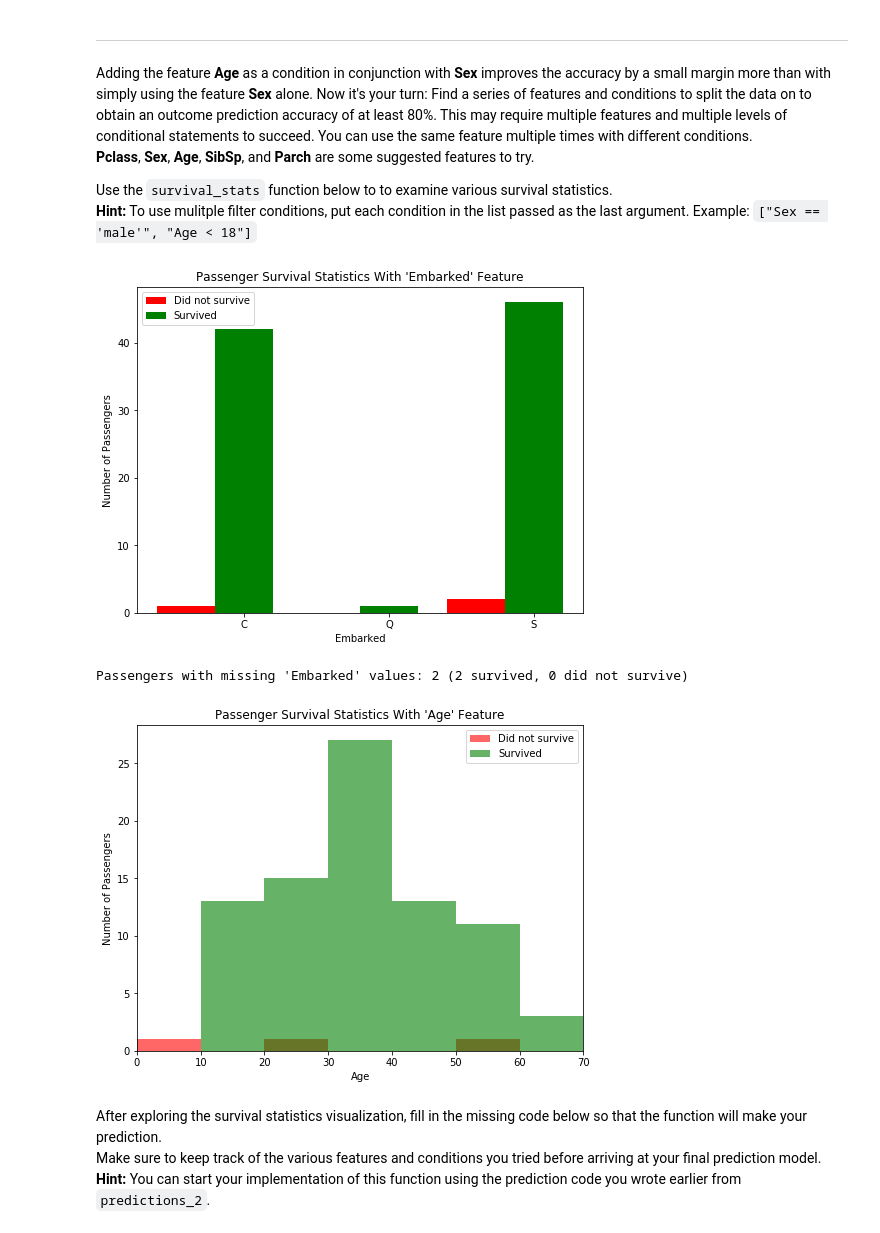
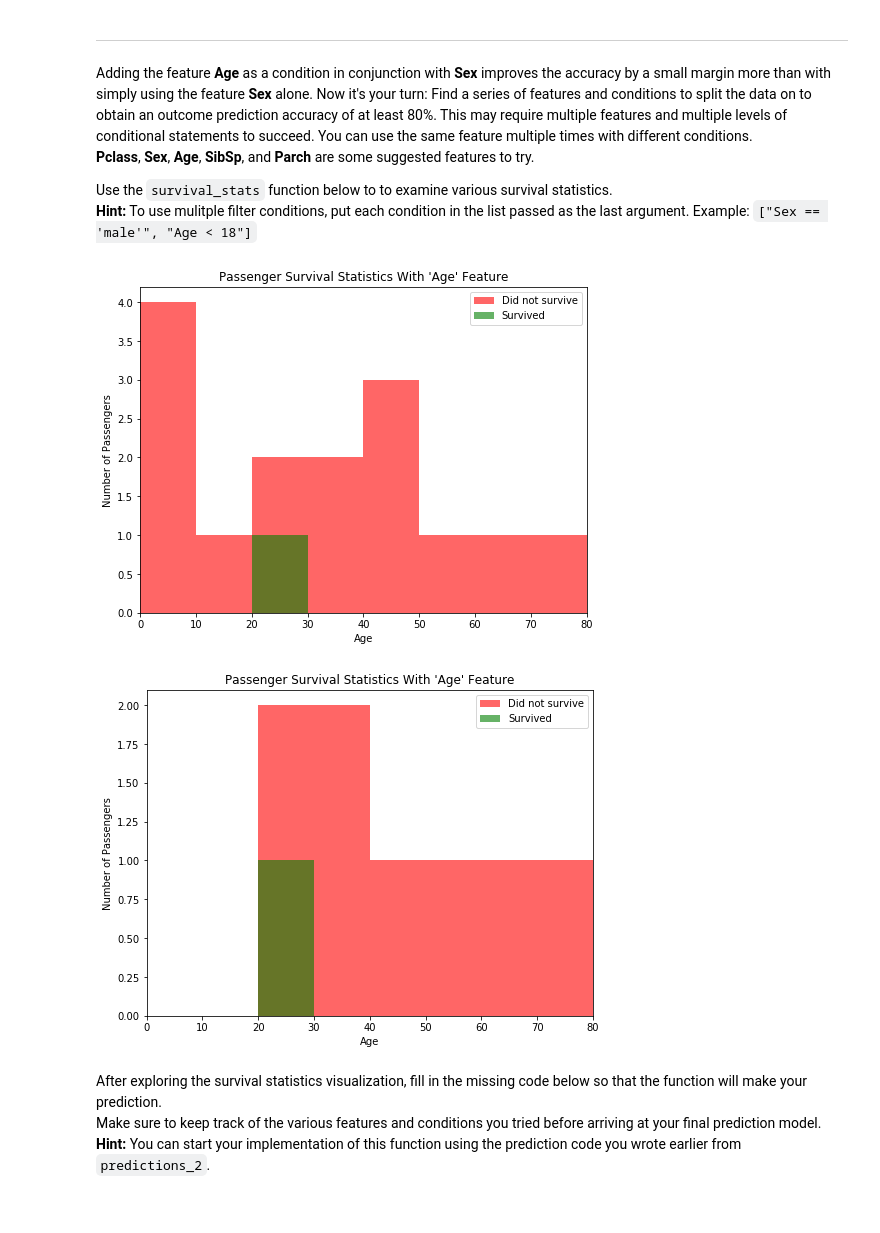
Before and after one commit to sasiking/Titanic_survial_exploration, a Jupyter notebook: titanic_survival_exploration.ipynb, the cells around one changed output. Drawn from its saved outputs; the diff is of its cells as text; code cells hidden in the pictures.

```diff
--- a/titanic_survival_exploration.ipynb
+++ b/titanic_survival_exploration.ipynb
@@ -229,14 +217,13 @@ Adding the feature **Age** as a condition in conjunction with **Sex** improves t
 Use the `survival_stats` function below to to examine various survival statistics.
 **Hint:** To use mulitple filter conditions, put each condition in the list passed as the last argument. Example: `["Sex == 'male'", "Age < 18"]`
 # %%
-vs.survival_stats(data, outcomes, "Embarked",["Sex == 'female'","Pclass == 1"])
+vs.survival_stats(data, outcomes, "Age",["Sex == 'male'","Embarked == 'Q'"])
 # %% [output]
-[figure, old version]
+[figure, new version]
-Passengers with missing 'Embarked' values: 2 (2 survived, 0 did not survive)
 # %%
-vs.survival_stats(data, outcomes, 'Age', ["Sex == 'female'", "Pclass == 1"])
+vs.survival_stats(data, outcomes, 'Age', ["Sex == 'male'","Embarked == 'Q'","Parch == 0","SibSp < 2","Age > 20"])
 # %% [output]
-[figure, old version]
+[figure, new version]
 # %% [markdown]
 After exploring the survival statistics visualization, fill in the missing code below so that the function will make your prediction.
 Make sure to keep track of the various features and conditions you tried before arriving at your final prediction model.
```
Also changed, not shown: parts of 6 cells of this notebook, 1 other file.
